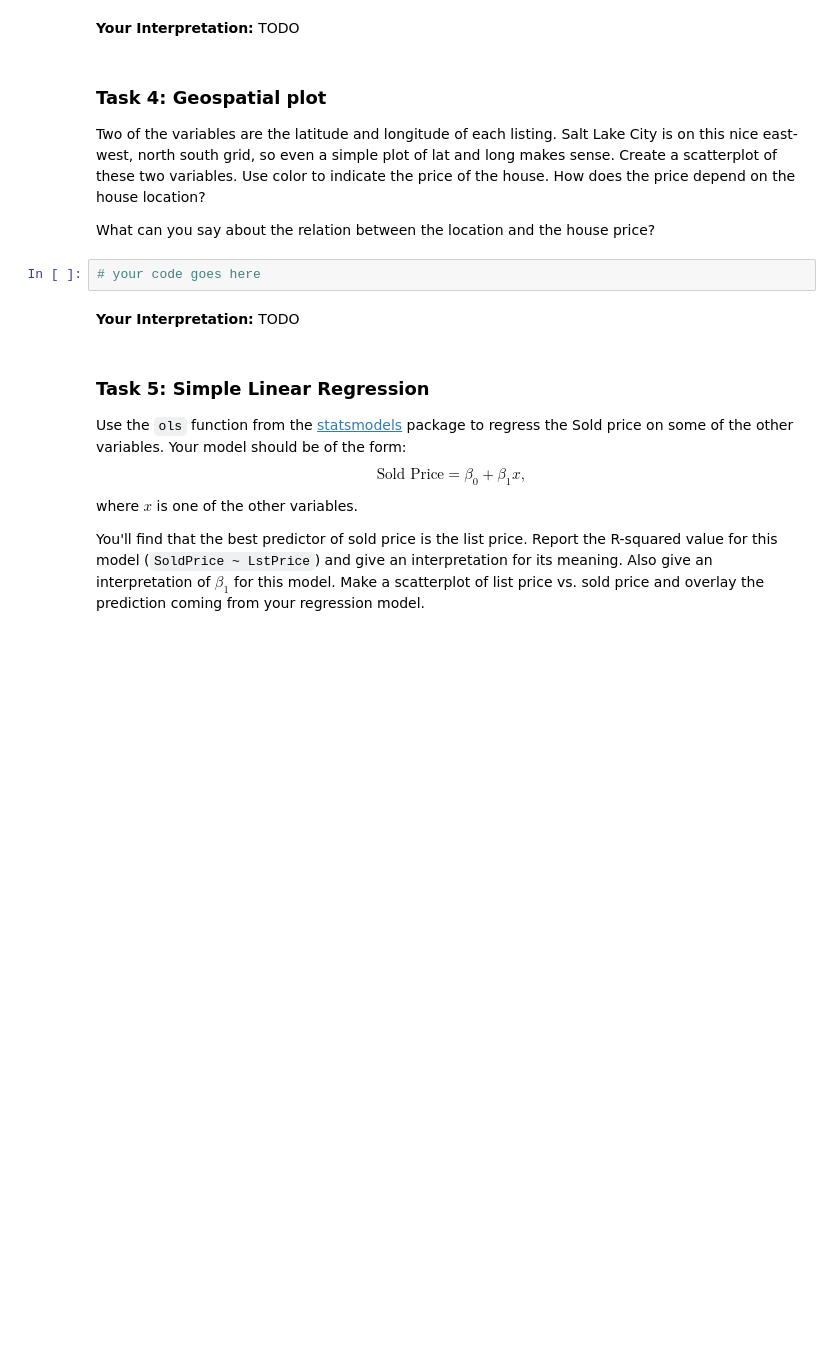
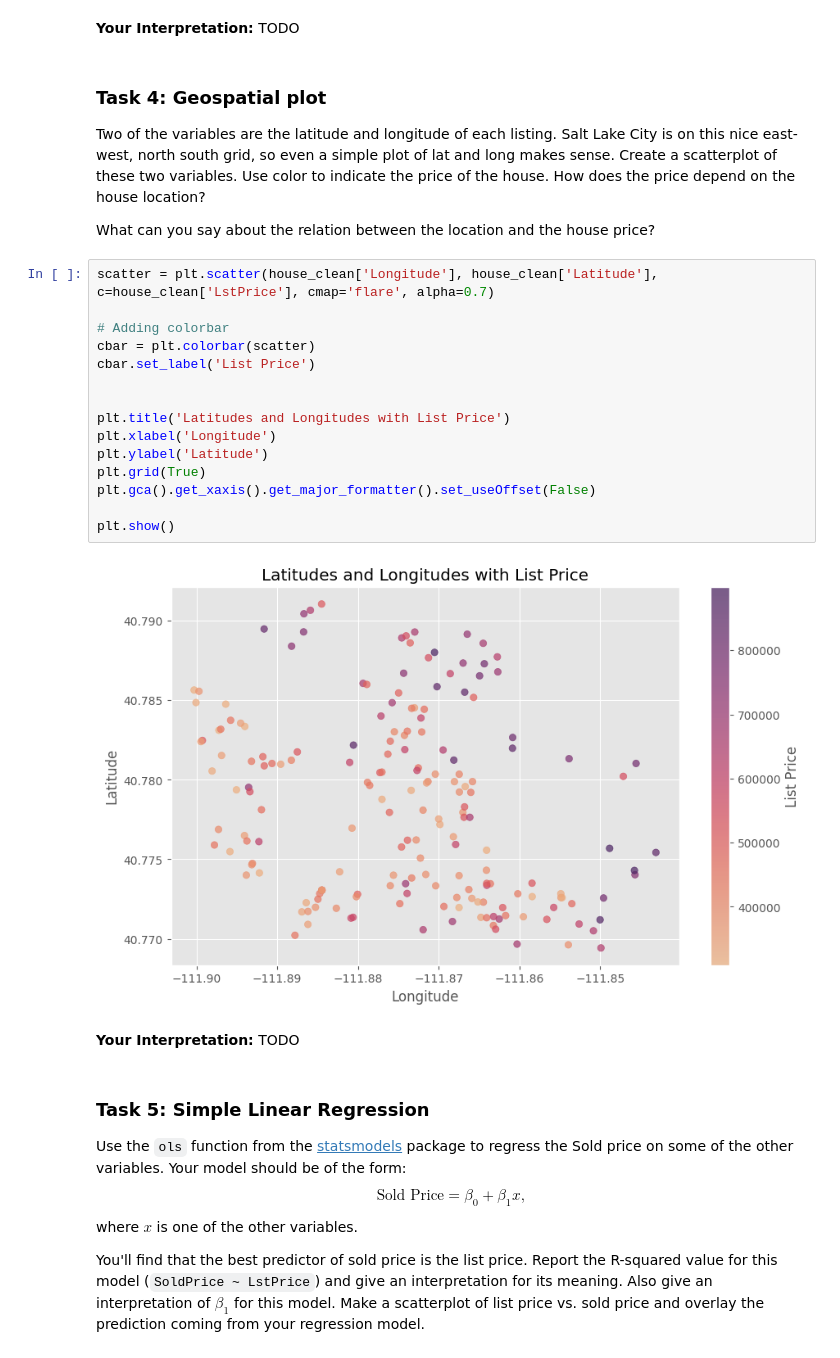
Before and after one commit to logancorrea/Intro-to-Data-Science, a Jupyter notebook: Homework/HW05/HW5.ipynb, the cells around one changed output. Saved outputs shown, nothing was run; the diff lists cells and outputs as text; blank space fills up the shorter version.

```diff
--- a/Homework/HW05/HW5.ipynb
+++ b/Homework/HW05/HW5.ipynb
@@ -134,8 +130,23 @@ plt.show()
 Two of the variables are the latitude and longitude of each listing. Salt Lake City is on this nice east-west, north south grid, so even a simple plot of lat and long makes sense. Create a scatterplot of these two variables. Use color to indicate the price of the house. How does the price depend on the house location?
 
 What can you say about the relation between the location and the house price?
-# %%
-# your code goes here
+# %%
+scatter = plt.scatter(house_clean['Longitude'], house_clean['Latitude'], c=house_clean['LstPrice'], cmap='flare', alpha=0.7)
+
+# Adding colorbar
+cbar = plt.colorbar(scatter)
+cbar.set_label('List Price')
+
+
+plt.title('Latitudes and Longitudes with List Price')
+plt.xlabel('Longitude')
+plt.ylabel('Latitude')
+plt.grid(True)
+plt.gca().get_xaxis().get_major_formatter().set_useOffset(False)
+
+plt.show()
+# %% [output]
+[figure, added]
 # %% [markdown]
 **Your Interpretation:** TODO
 # %% [markdown]
```
Also changed, not shown: parts of 4 cells of this notebook.
